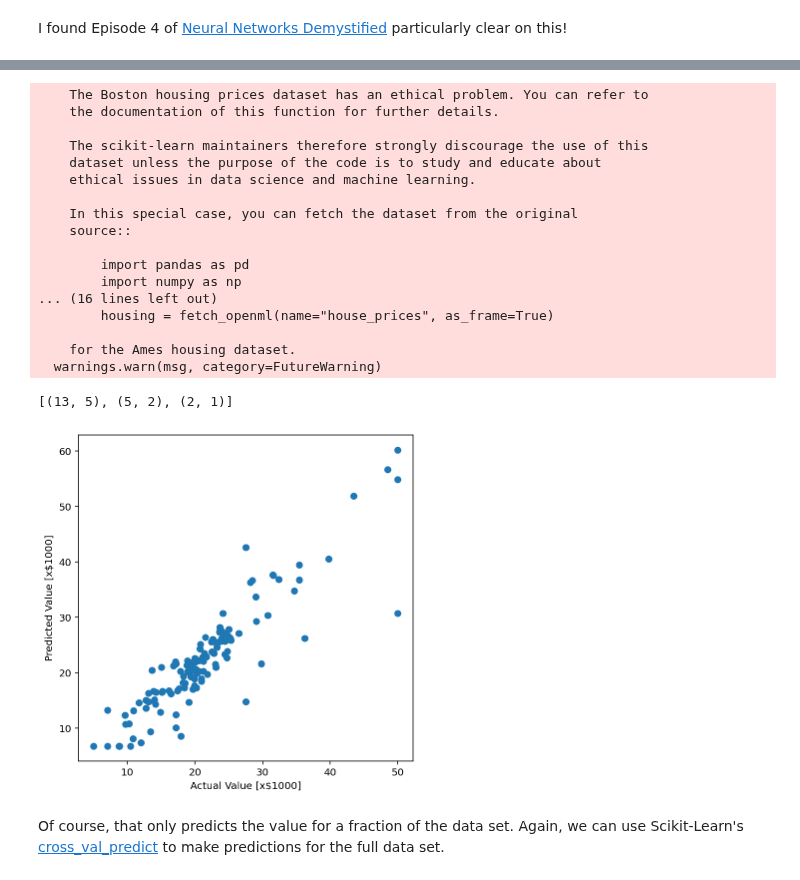
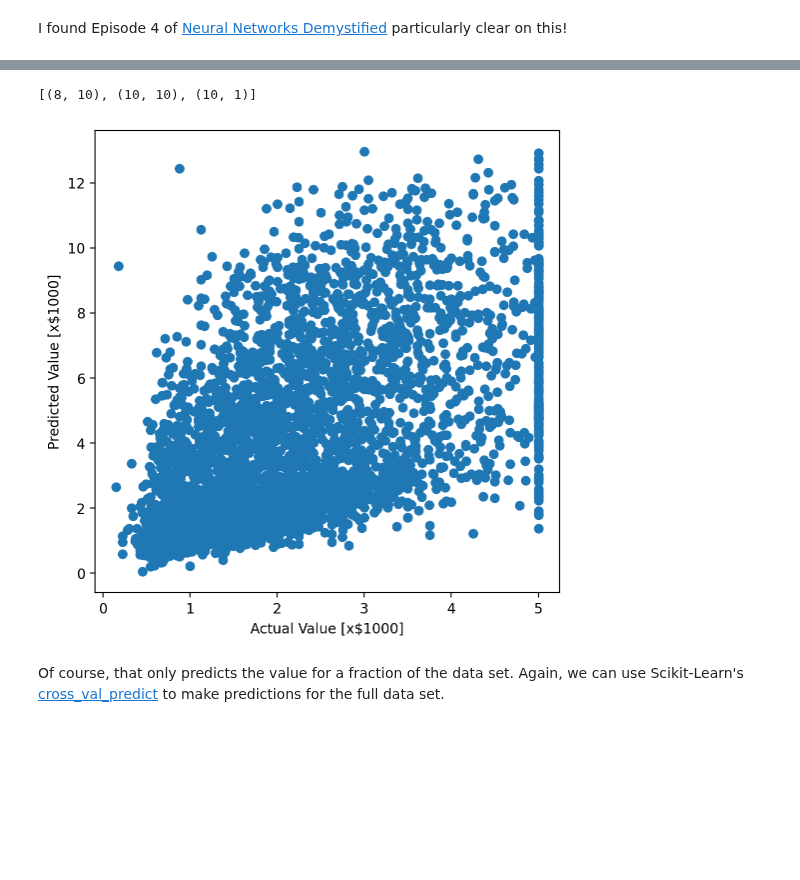
Before and after one commit to dgerosa/astrostatistics_bicocca_2024, a Jupyter notebook: lectures/L21_deeplearning.ipynb, the cells around one changed output, grey strips where cells are left out. Drawn from its saved outputs; the diff is of its cells as text; code cells hidden in the pictures; blank space fills up the shorter version.

Commit message:
deep learning

```diff
--- a/lectures/L21_deeplearning.ipynb
+++ b/lectures/L21_deeplearning.ipynb
@@ -514,56 +518,37 @@ Let's try to use the **multi-layer perceptron classifier** on the Boston House P
 # %%
-from sklearn.datasets import load_boston
 from sklearn.model_selection import train_test_split
 from sklearn import preprocessing
 
-boston = load_boston()
-
-X = boston.data
-y = boston.target
+from sklearn.datasets import fetch_california_housing
+housing = fetch_california_housing()
+X = housing.data
+y = housing.target
 
 Xtrain, Xtest, ytrain, ytest = train_test_split(X, y, test_size=0.25, random_state=42)
 
 Xtrain_scaled = preprocessing.scale(Xtrain)
 Xtest_scaled = preprocessing.scale(Xtest)
 Xscaled = preprocessing.scale(X)
-# %% [output]
-    The Boston housing prices dataset has an ethical problem. You can refer to
-    the documentation of this function for further details.
-
-    The scikit-learn maintainers therefore strongly discourage the use of this
-    dataset unless the purpose of the code is to study and educate about
-    ethical issues in data science and machine learning.
-
-    In this special case, you can fetch the dataset from the original
-    source::
-
-        import pandas as pd
-        import numpy as np
-... (16 lines left out)
-        housing = fetch_openml(name="house_prices", as_frame=True)
-
-    for the Ames housing dataset.
-  warnings.warn(msg, category=FutureWarning)
 # %%
 from sklearn.neural_network import MLPRegressor
 
-clf = MLPRegressor(solver='lbfgs', alpha=1e-5,
-                   hidden_layer_sizes=(5,2),
+clf = MLPRegressor(solver='lbfgs', alpha=1e-3,
+                   hidden_layer_sizes=(10,10),
                    random_state=1, max_iter=5000)
 clf.fit(Xtrain_scaled, ytrain)
 
 # Look at the weights
 print([coef.shape for coef in clf.coefs_])
 
 ypred = clf.predict(Xtest_scaled)
 
 fig = plt.figure(figsize=(6, 6))
 plt.scatter(ytest,ypred)
 plt.xlabel("Actual Value [x$1000]")
 plt.ylabel("Predicted Value [x$1000]")
 plt.show()
 # %% [output]
-[(13, 5), (5, 2), (2, 1)]
+[(8, 10), (10, 10), (10, 1)]
-[figure, old version]
+[figure, new version]
 # %% [markdown]
 Of course, that only predicts the value for a fraction of the data set. Again, we can use Scikit-Learn's [cross_val_predict](http://scikit-learn.org/stable/modules/generated/sklearn.model_selection.cross_val_predict.html#sklearn.model_selection.cross_val_predict) to make predictions for the full data set.
```
Also changed, not shown: parts of 13 cells of this notebook, 1 other file.
